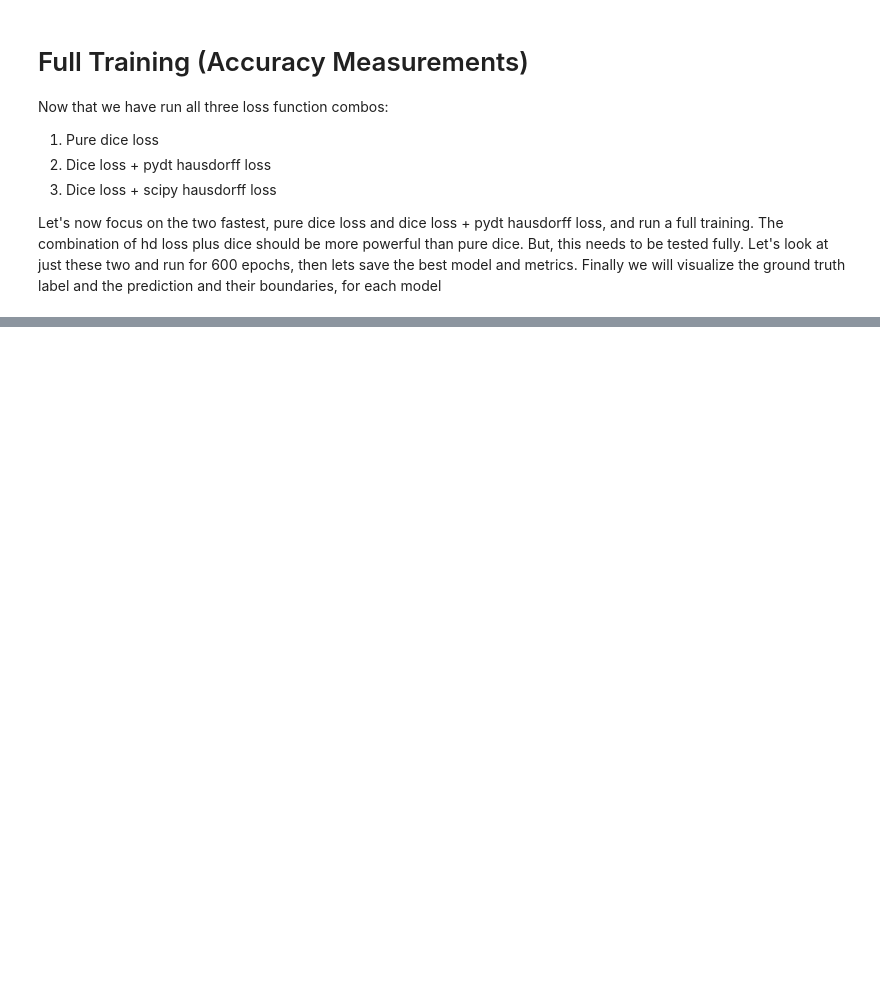
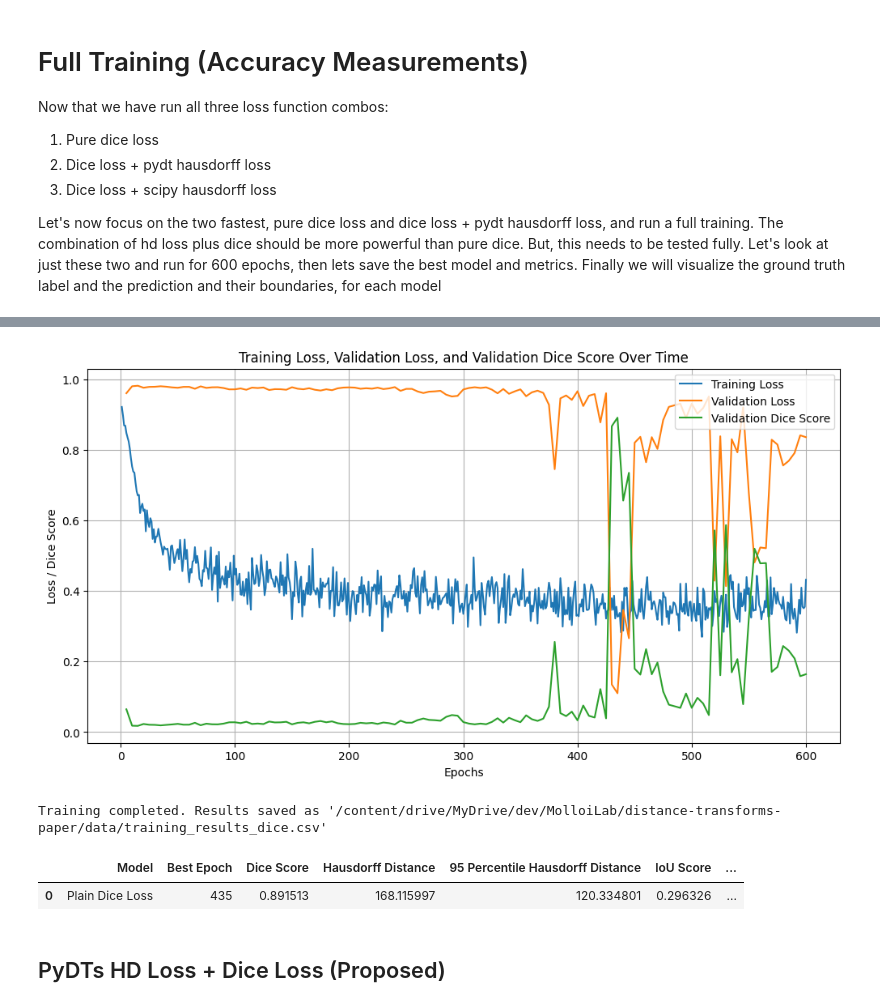
Before and after one commit to MolloiLab/distance-transforms-paper, a Jupyter notebook: hausdorff_loss.ipynb, the cells around one changed output, grey strips where cells are left out. Saved outputs shown, nothing was run; the diff lists cells and outputs as text; code cells hidden in the pictures; blank space fills up the shorter version.

Commit message:
add successful training results

```diff
--- a/hausdorff_loss.ipynb
+++ b/hausdorff_loss.ipynb
@@ -351,10 +356,10 @@ def hd_loss(seg_soft, gt, seg_dtm, gt_dtm):
 # Convert torch_pred to shape (b, 2, x, y, z) for softmax output
 torch_pred_soft = torch.stack((1 - torch_pred, torch_pred), dim=1).squeeze(2)
 # %%
-%%timeit
-gt_dtm_npy = compute_dtm(torch_label.cpu().numpy(), torch_pred_soft.shape)
-gt_dtm = torch.from_numpy(gt_dtm_npy).float().cuda(torch_pred_soft.device.index)
-seg_dtm_npy = compute_dtm(torch_pred_soft[:, 1, :, :, :].cpu().numpy() > 0.5, torch_pred_soft.shape)
-seg_dtm = torch.from_numpy(seg_dtm_npy).float().cuda(torch_pred_soft.device.index)
+def time_hd_loss_scipy():
+  gt_dtm_npy = compute_dtm(torch_label.cpu().numpy(), torch_pred_soft.shape)
+  gt_dtm = torch.from_numpy(gt_dtm_npy).float().cuda(torch_pred_soft.device.index)
+  seg_dtm_npy = compute_dtm(torch_pred_soft[:, 1, :, :, :].cpu().numpy() > 0.5, torch_pred_soft.shape)
+  seg_dtm = torch.from_numpy(seg_dtm_npy).float().cuda(torch_pred_soft.device.index)
 
-loss_hd = hd_loss(torch_pred_soft, torch_label[:, 0, :, :, :], seg_dtm, gt_dtm)
+  hd_loss(torch_pred_soft, torch_label[:, 0, :, :, :], seg_dtm, gt_dtm)
@@ -387,7 +398,7 @@ def compute_dtm_gpu(img_gt, out_shape):
 
     return fg_dtm.to(img_gt.dtype)
 # %%
-%%timeit
-gt_dtm = compute_dtm_gpu(torch_label, torch_pred_soft.shape)
-seg_dtm = compute_dtm_gpu(torch_pred_soft[:, 1, :, :, :] > 0.5, torch_pred_soft.shape)
-loss_hd = hd_loss(torch_pred_soft, torch_label[:, 0, :, :, :], seg_dtm, gt_dtm)
+def time_hd_loss_pydt():
+  gt_dtm = compute_dtm_gpu(torch_label, torch_pred_soft.shape)
+  seg_dtm = compute_dtm_gpu(torch_pred_soft[:, 1, :, :, :] > 0.5, torch_pred_soft.shape)
+  hd_loss(torch_pred_soft, torch_label[:, 0, :, :, :], seg_dtm, gt_dtm)
@@ -396,5 +444,7 @@ OutOfMemoryError: CUDA out of memory. Tried to allocate 44.00 MiB. GPU
 # %% [markdown]
 # Training Loop Timings
+# %%
+dice_loss = DiceLoss(to_onehot_y=True, softmax=True)
 # %% [markdown]
 ## Pure Dice Loss (Gold Standard)
 # %%
@@ -609,6 +699,7 @@ for epoch in range(max_epochs):
         loss.backward()
         optimizer.step()
         epoch_loss += loss.item()
+    jl.seval("CUDA.GC.gc(true); CUDA.reclaim()") # IMPORTANT, otherwise GPU RAM overflows, not a huge slowdown penalty either
     epoch_loss /= step
     epoch_loss_values.append(epoch_loss)
     print(f"epoch {epoch + 1} average loss: {epoch_loss:.4f}")
@@ -642,5 +733,5 @@ model_data.append({
 df_hd_dice_pydt = pd.DataFrame(model_data)
 
 # Save the DataFrame as a CSV file
-df_hd_dice_pydt_path = f"{model_path_dir}/hd_loss_hd_dice_pydt_timing.csv"
+df_hd_dice_pydt_path = f"{data_path_dir}/hd_loss_hd_dice_pydt_timing.csv"
 df_hd_dice_pydt.to_csv(df_hd_dice_pydt_path)
@@ -662,0 +904,38 @@ iou_metric = MeanIoU(include_background=False, reduction="mean")
+# %%
+# After the training loop, create and show the plot
+plt.figure(figsize=(12, 6))
+plt.plot(epoch_values, epoch_loss_values, label='Training Loss')
+plt.plot(range(val_interval, len(val_loss_values) * val_interval + 1, val_interval), val_loss_values, label='Validation Loss')
+plt.plot(range(val_interval, len(metric_values) * val_interval + 1, val_interval), metric_values, label='Validation Dice Score')
+plt.xlabel('Epochs')
+plt.ylabel('Loss / Dice Score')
+plt.title('Training Loss, Validation Loss, and Validation Dice Score Over Time')
+plt.legend()
+plt.grid(True)
+plt.show()
+# %% [output]
+[figure, added]
+# %%
+# Save the training results as a DataFrame/CSV
+df = pd.DataFrame({
+    'Epoch': epoch_values,
+    'Training Loss': epoch_loss_values,
+    'Validation Loss': [val_loss_values[i // val_interval] if i % val_interval == 0 else None for i in range(max_epochs)],
+    'Validation Dice Score': [metric_values[i // val_interval] if i % val_interval == 0 else None for i in range(max_epochs)],
+    'Epoch Time (s)': epoch_times
+})
+
+# Fill NaN values in 'Validation Loss' and 'Validation Dice Score' columns with previous values
+df['Validation Loss'] = df['Validation Loss'].fillna(method='ffill')
+df['Validation Dice Score'] = df['Validation Dice Score'].fillna(method='ffill')
+
+# Add total training time to the DataFrame
+df.loc[len(df)] = ['Total', None, None, None, total_time]
+
+# Save the DataFrame as a CSV file
+csv_path = os.path.join(data_path_dir, "training_results_dice.csv")
+df.to_csv(csv_path, index=False)
+
+print(f"Training completed. Results saved as '{csv_path}'")
+# %% [output]
+Training completed. Results saved as '/content/drive/MyDrive/dev/MolloiLab/distance-transforms-paper/data/training_results_dice.csv'
@@ -662,0 +1000,5 @@ iou_metric = MeanIoU(include_background=False, reduction="mean")
+# %%
+df_plain_dice
+# %% [output]
+|  | Model | Best Epoch | Dice Score | Hausdorff Distance | 95 Percentile Hausdorff Distance | IoU Score | ... |
+| 0 | Plain Dice Loss | 435 | 0.891513 | 168.115997 | 120.334801 | 0.296326 | ... |
@@ -662,0 +1007,2 @@ iou_metric = MeanIoU(include_background=False, reduction="mean")
+# %% [markdown]
+## PyDTs HD Loss + Dice Loss (Proposed)
```
Also changed, not shown: parts of 35 cells of this notebook, 9 other files.
